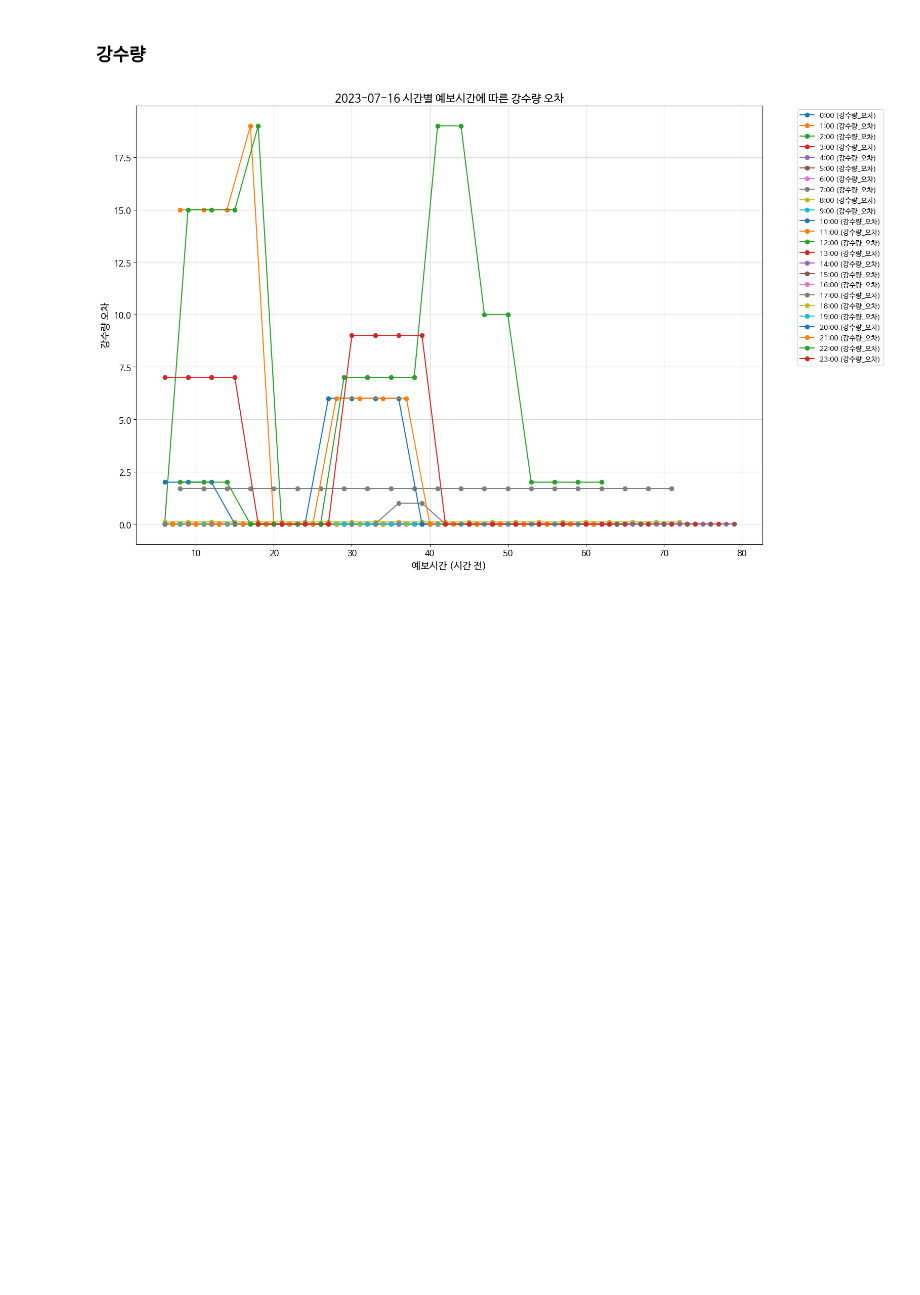
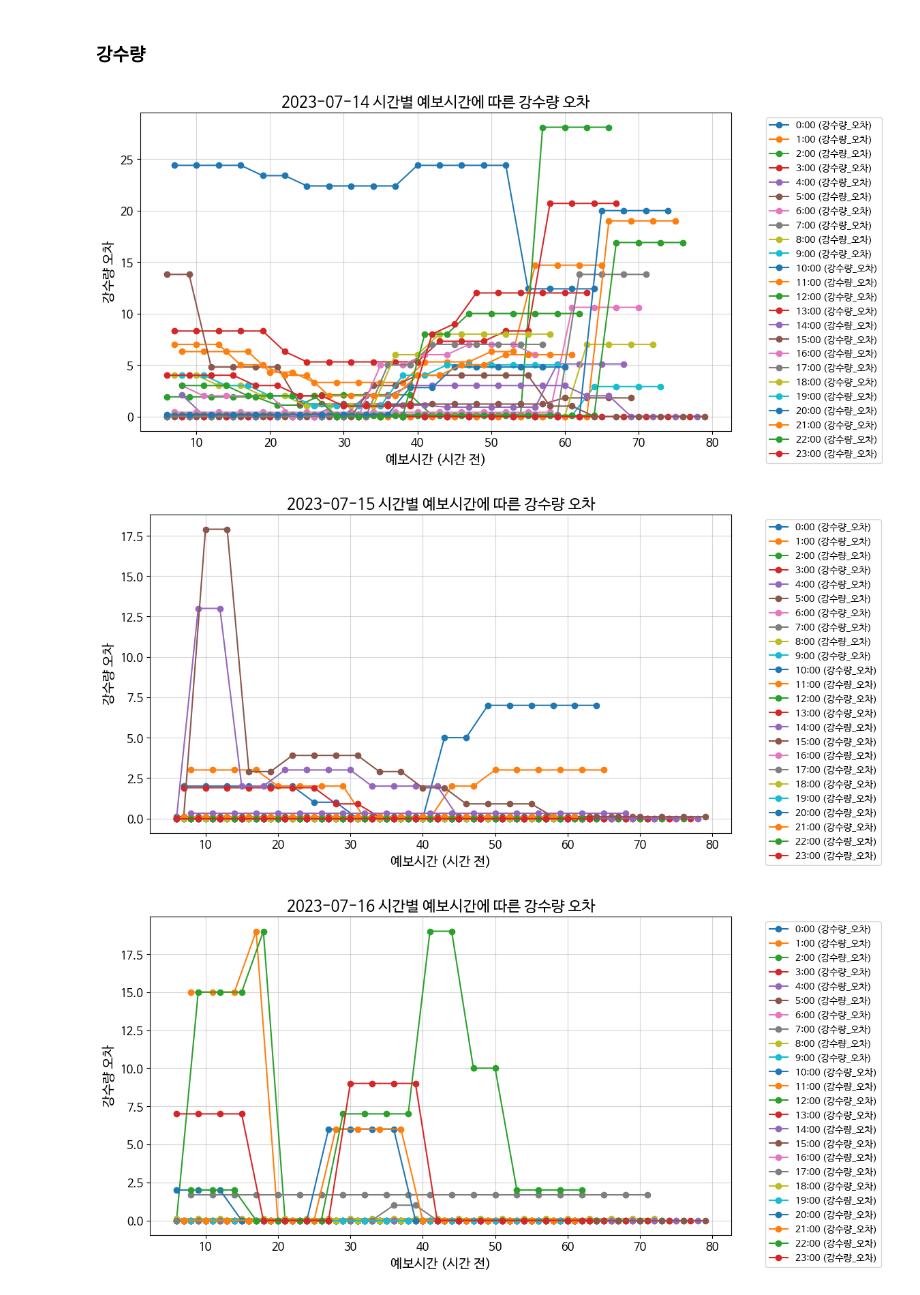
Before and after one commit to JulGoo/WeatherAnalyze, a Jupyter notebook: WeatherAnalyze.ipynb, the cells around one changed output. Drawn from its saved outputs; the diff is of its cells as text; code cells hidden in the pictures; blank space fills up the shorter version.

```diff
--- a/WeatherAnalyze.ipynb
+++ b/WeatherAnalyze.ipynb
@@ -537,23 +705,10 @@ plot_metric("기온_오차", "기온 오차", "기온 오차", "2023-01-01")
 # %% [markdown]
 ### 강수량
-# %%
-import matplotlib.pyplot as plt
-import pandas as pd
-
-# 관측일시를 datetime으로 변환
-merged_df["관측일시"] = pd.to_datetime(merged_df["관측일시"], errors="coerce")
-
-# 데이터 필터링
-filtered_df = merged_df[merged_df["관측일시"].dt.date == pd.to_datetime("2023-07-16").date()].copy()
-
-# 오차율 계산
-error_cols = ["기온_오차", "강수량_오차", "풍속_오차", "풍향_오차", "습도_오차", "적설_오차"]
-for col in error_cols:
-    error_rate_col = f"{col}_오차율"
-    filtered_df.loc[:, error_rate_col] = (
-        (filtered_df[col].abs() / filtered_df[col.replace("_오차", "_실제")].replace(0, 1)) * 100
-    )
-
-plot_metric("강수량_오차", "강수량 오차", "강수량 오차", "2023-07-16")
-# %% [output]
-[figure, removed]
+# %%
+# 강수량 시각화
+dates_to_plot = ["2023-07-14", "2023-07-15", "2023-07-16", "2023-09-26"]
+plot_for_multiple_dates(dates_to_plot, "강수량_오차", "강수량 오차", "강수량 오차", merged_df)
+# %% [output]
+[figure, added]
+[figure, added]
+[figure, added]
```
Also changed, not shown: parts of 116 cells of this notebook, 2 other files.
